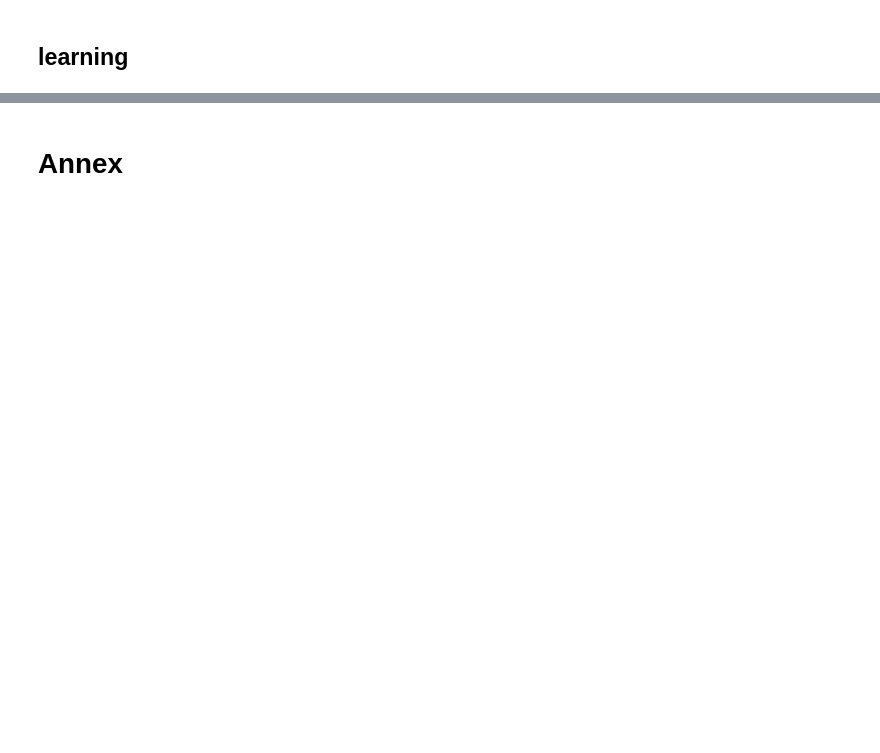
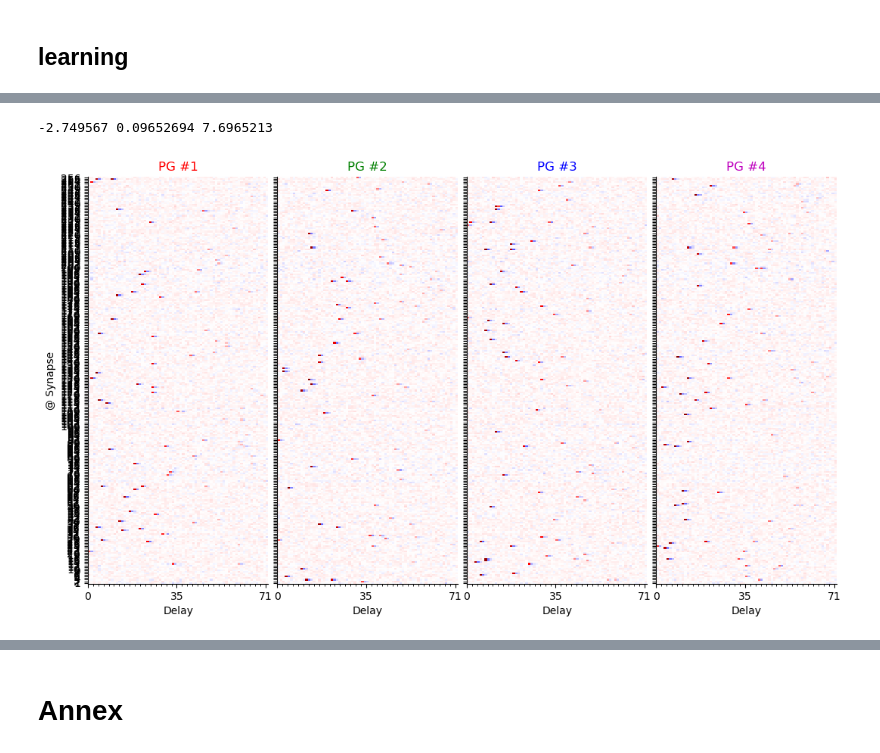
Before and after one commit to SpikeAI/TemporallyHeterogeneousConnections, a Jupyter notebook: dev/2022-11-22_ABCD_clean.ipynb, the cells around one changed output, grey strips where cells are left out. Cells and saved outputs as stored; diff of their text form; code cells hidden in the pictures; blank space fills up the shorter version.

```diff
--- a/dev/2022-11-22_ABCD_clean.ipynb
+++ b/dev/2022-11-22_ABCD_clean.ipynb
@@ -686,2 +817,2 @@ model.convT.weight.shape
 # %%
-model = learn_model(env, PG_start, PG_true, do_supervised=True)
+model = learn_model(env, PG_start, PG_true, do_supervised=True, N_learnsteps=2**10)
@@ -693,0 +837,9 @@ plt.show()
+# %%
+PG_hat = model.convT.weight.detach().cpu().numpy()
+print(PG_hat.min(), PG_hat.mean(), PG_hat.max())
+# %% [output]
+-2.749567 0.09652694 7.6965213
+# %%
+fig, axs = env.plot_PG(PG_hat, colors=colors, N_PG_show=4, subplotpars=subplotpars_learn)
+# %% [output]
+[figure, added]
```
Also changed, not shown: parts of 66 cells of this notebook.
